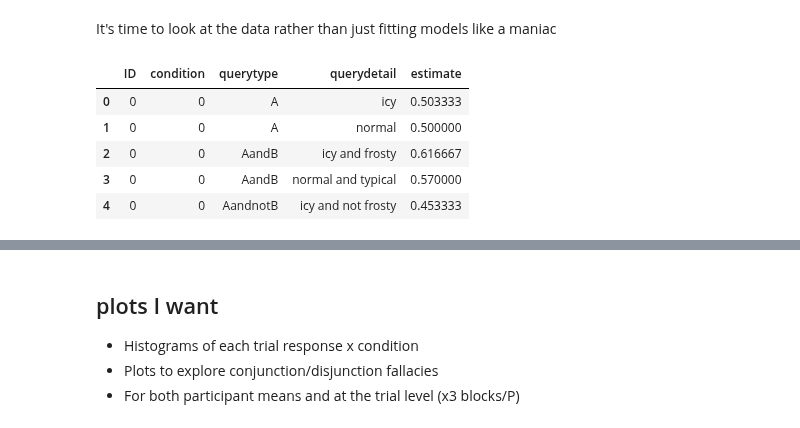
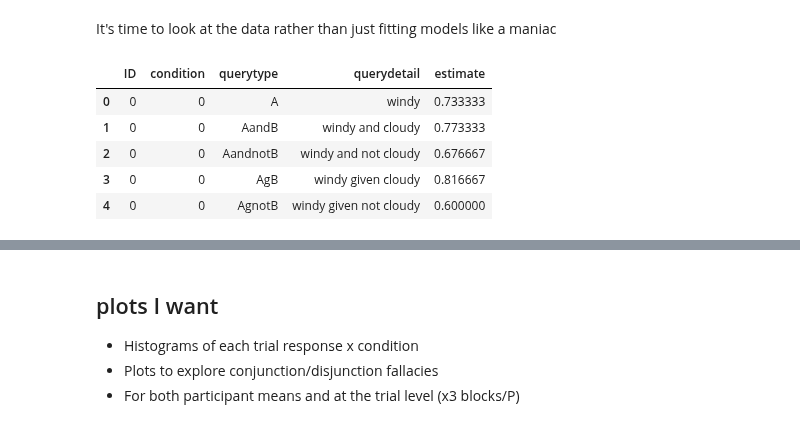
Before and after one commit to derekpowell/bayesian-sampler, a Jupyter notebook: bsampler-eda.ipynb, the cells around one changed output, grey strips where cells are left out. Saved outputs shown, nothing was run; the diff lists cells and outputs as text; code cells hidden in the pictures.

```diff
--- a/bsampler-eda.ipynb
+++ b/bsampler-eda.ipynb
@@ -21,12 +21,13 @@ from dfply import *
 
 %run -i 'model_helpers.py'
 # %%
-df1 = load_query_avg_data_exp1() # see data_helpers.py
+df1 = load_query_avg_data_exp2() # see data_helpers.py
+df1 = df1 >> s.filter(_.condition!=2)
 df1.head()
 # %% [output]
 |  | ID | condition | querytype | querydetail | estimate |
-| 0 | 0 | 0 | A | icy | 0.503333 |
-| 1 | 0 | 0 | A | normal | 0.500000 |
-| 2 | 0 | 0 | AandB | icy and frosty | 0.616667 |
-| 3 | 0 | 0 | AandB | normal and typical | 0.570000 |
-| 4 | 0 | 0 | AandnotB | icy and not frosty | 0.453333 |
+| 0 | 0 | 0 | A | windy | 0.733333 |
+| 1 | 0 | 0 | AandB | windy and cloudy | 0.773333 |
+| 2 | 0 | 0 | AandnotB | windy and not cloudy | 0.676667 |
+| 3 | 0 | 0 | AgB | windy given cloudy | 0.816667 |
+| 4 | 0 | 0 | AgnotB | windy given not cloudy | 0.600000 |
```
Also changed, not shown: parts of 1 cell of this notebook, 21 other files.
